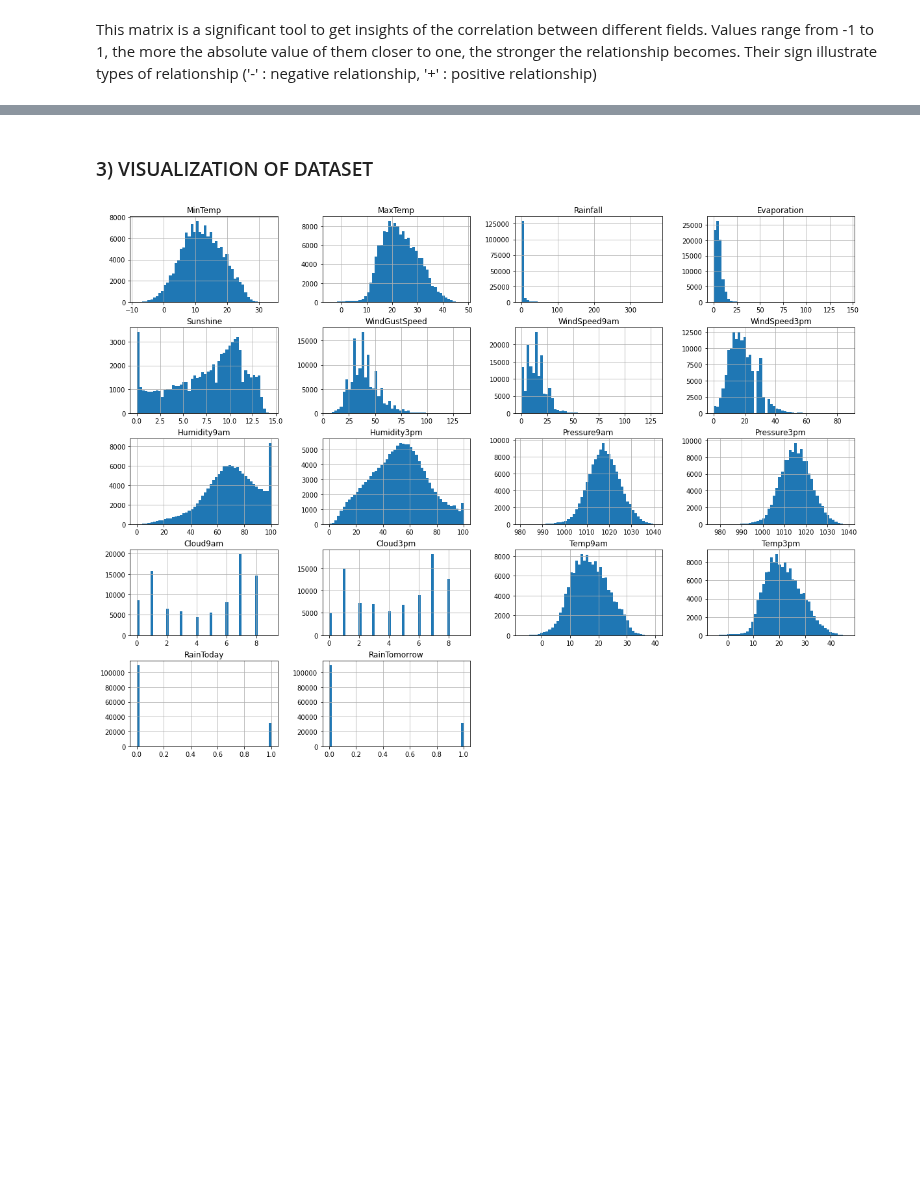
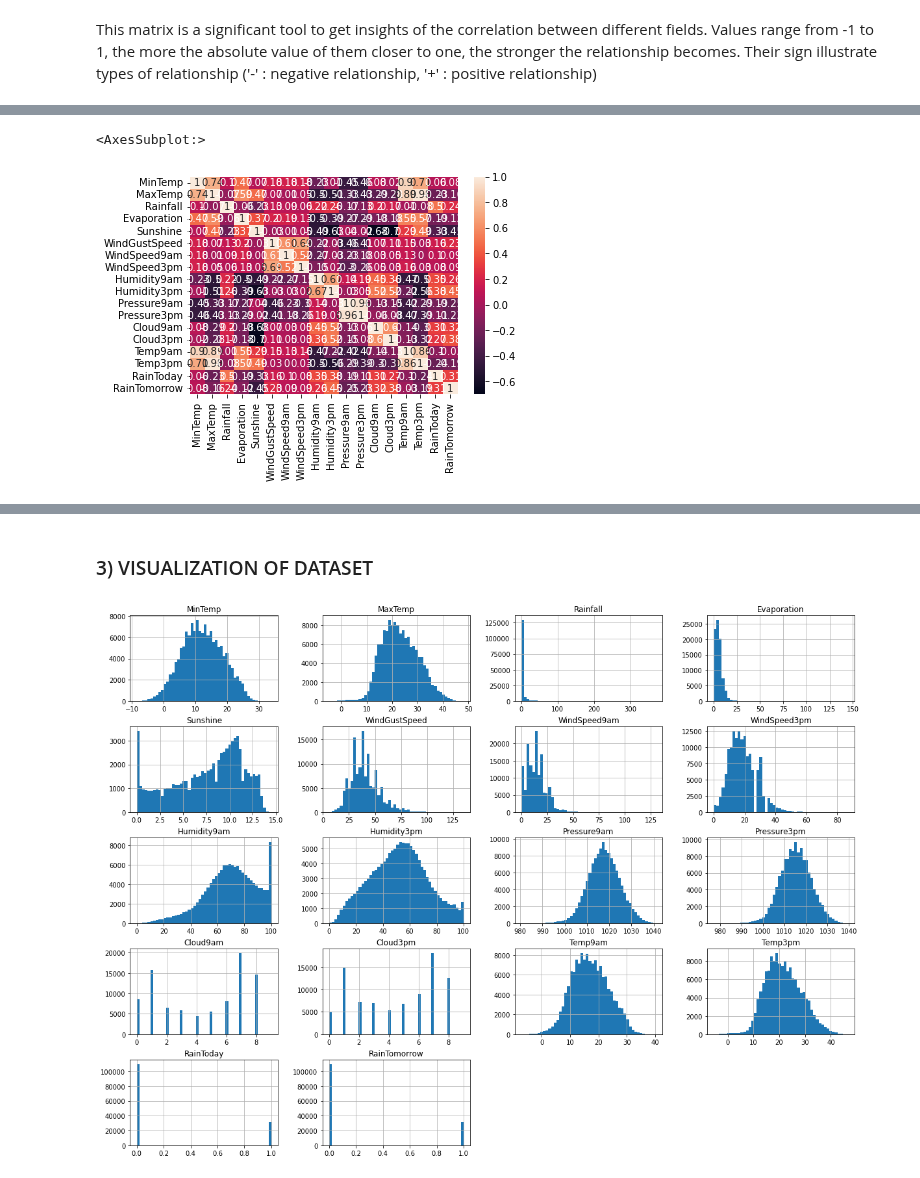
Before and after one commit to AveryDoan/RAIN_Intro_DS, a Jupyter notebook: Intro-to-DS-Project-5.5.ipynb, the cells around one changed output, grey strips where cells are left out. Drawn from its saved outputs; the diff is of its cells as text; code cells hidden in the pictures; blank space fills up the shorter version.

```diff
--- a/Intro-to-DS-Project-5.5.ipynb
+++ b/Intro-to-DS-Project-5.5.ipynb
@@ -206,0 +191,11 @@ plt.show() #plot is then shown using plt.show().
+# %%
+
+#We can visualize this correlation matrix:creates a heatmap using Seaborn library, where the correlation matrix calculated previously
+#is visualized. The heatmap displays the correlations between the features in the dataset.
+#The 'annot=True' parameter adds the correlation coefficient values to each cell of the heatmap.
+
+import seaborn as sns
+sns.heatmap(cor_matrix, annot = True)
+# %% [output]
+<AxesSubplot:>
+[figure, added]
```
Also changed, not shown: parts of 81 cells of this notebook.
